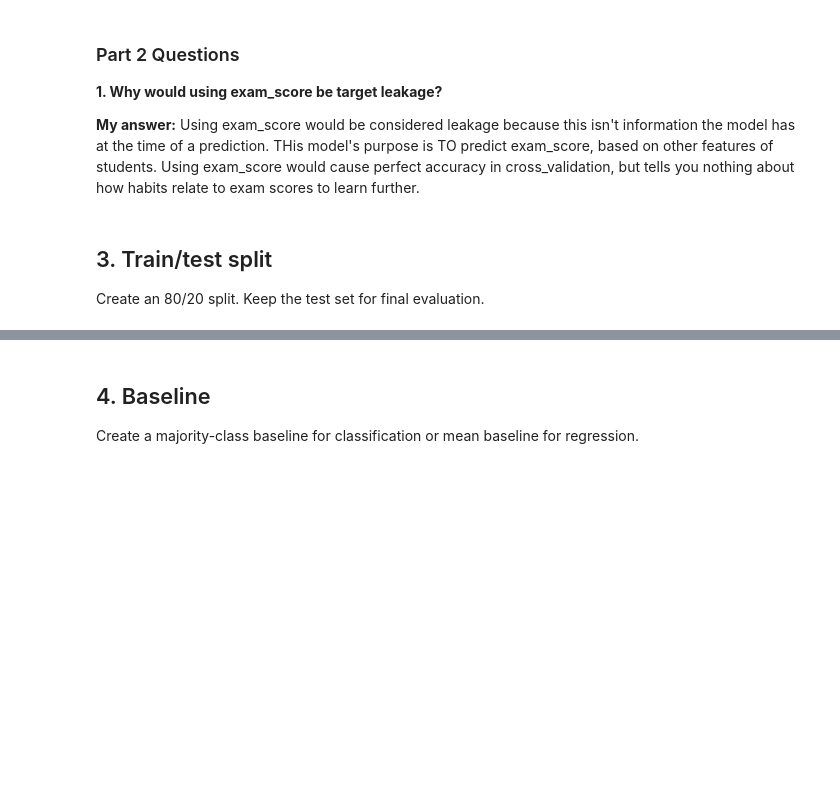
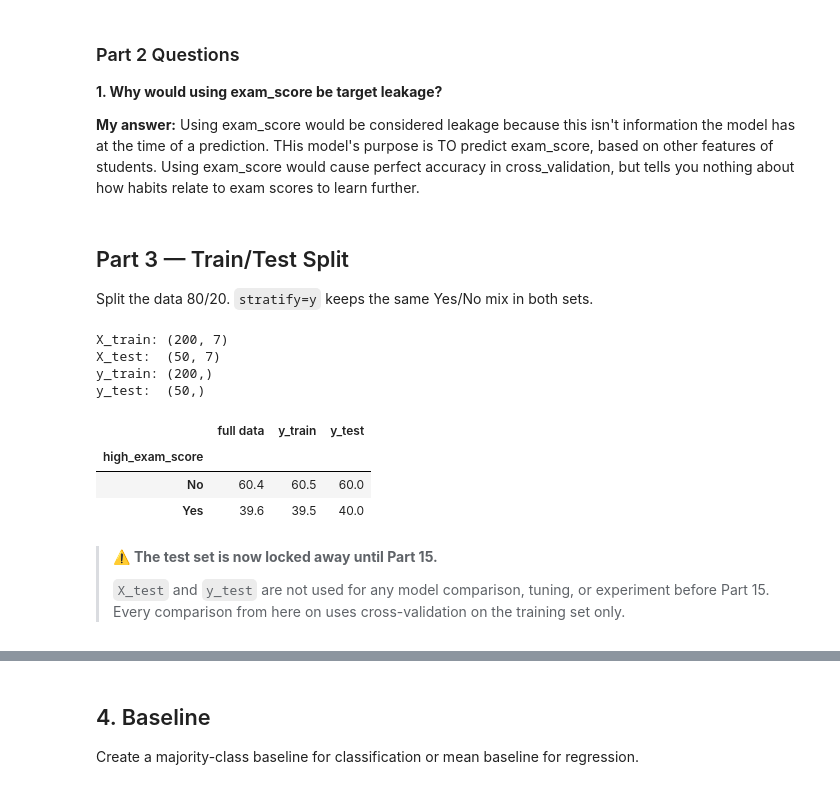
Before and after one commit to JGrade2005/CSE4095_2026, a Jupyter notebook: in_class_assignments/class10/CSE4095_Class10_Starter.ipynb, the cells around one changed output, grey strips where cells are left out. Cells and saved outputs as stored; diff of their text form; code cells hidden in the pictures; blank space fills up the shorter version.

Commit message:
init part3

```diff
--- a/in_class_assignments/class10/CSE4095_Class10_Starter.ipynb
+++ b/in_class_assignments/class10/CSE4095_Class10_Starter.ipynb
@@ -172,6 +172,3 @@ Categorical features: ['prior_programming_experience', 'study_group']
 **1. Why would using exam_score be target leakage?**
 
 **My answer:** Using exam_score would be considered leakage because this isn't information the model has at the time of a prediction. THis model's purpose is TO predict exam_score, based on other features of students. Using exam_score would cause perfect accuracy in cross_validation, but tells you nothing about how habits relate to exam scores to learn further.
-# %% [markdown]
-## 3. Train/test split
-Create an 80/20 split. Keep the test set for final evaluation.
@@ -179,0 +175,34 @@ Create an 80/20 split. Keep the test set for final evaluation.
+# %% [markdown]
+## Part 3 — Train/Test Split
+Split the data 80/20. `stratify=y` keeps the same Yes/No mix in both sets.
+# %%
+X_train, X_test, y_train, y_test = train_test_split(
+    X, y, test_size=0.2, random_state=42, stratify=y
+)
+
+print("X_train:", X_train.shape)
+print("X_test: ", X_test.shape)
+print("y_train:", y_train.shape)
+print("y_test: ", y_test.shape)
+# %% [output]
+X_train: (200, 7)
+X_test:  (50, 7)
+y_train: (200,)
+y_test:  (50,)
+# %%
+# Class percentages should be nearly the same in all three columns
+split_percents = pd.DataFrame({
+    "full data": y.value_counts(normalize=True) * 100,
+    "y_train": y_train.value_counts(normalize=True) * 100,
+    "y_test": y_test.value_counts(normalize=True) * 100,
+}).round(1)
+split_percents
+# %% [output]
+|  | full data | y_train | y_test |
+| high_exam_score |  |  |  |
+| No | 60.4 | 60.5 | 60.0 |
+| Yes | 39.6 | 39.5 | 40.0 |
+# %% [markdown]
+> ⚠️ **The test set is now locked away until Part 15.**
+>
+> `X_test` and `y_test` are not used for any model comparison, tuning, or experiment before Part 15. Every comparison from here on uses cross-validation on the training set only.
```
Also changed, not shown: parts of 2 cells of this notebook, 1 other file.
